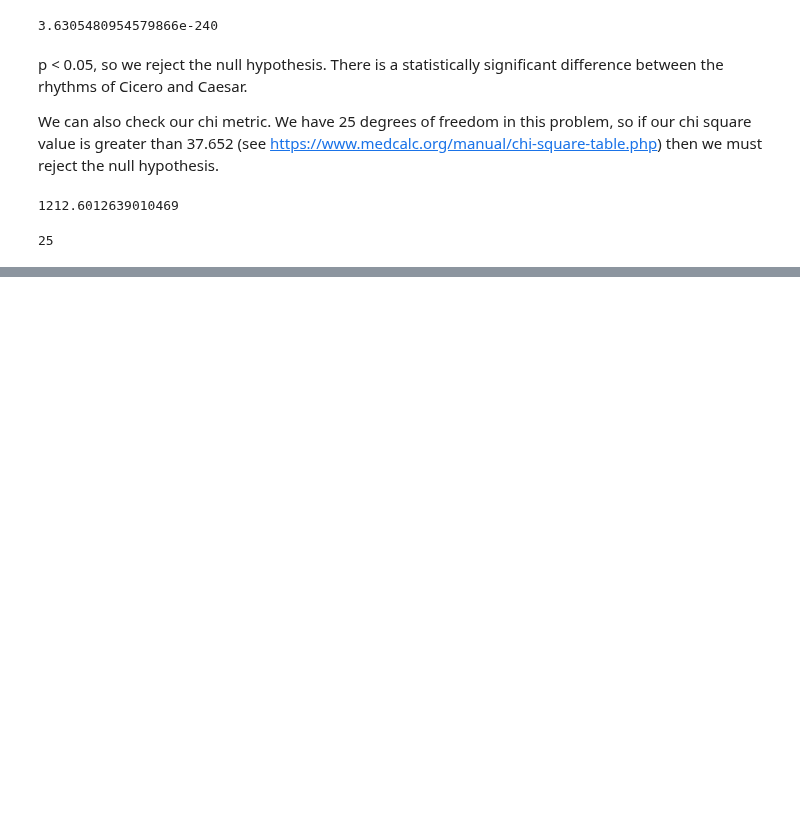
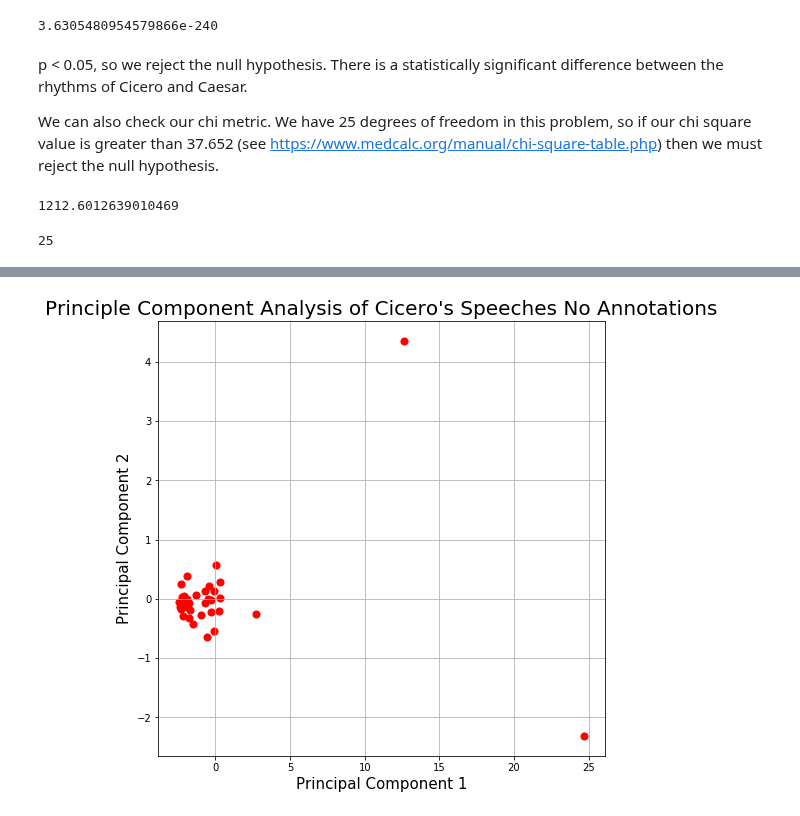
Before and after one commit to TylerKirby/latin-prose-rhythm, a Jupyter notebook: notebooks/statistical_tests.ipynb, the cells around one changed output, grey strips where cells are left out. Saved outputs shown, nothing was run; the diff lists cells and outputs as text; code cells hidden in the pictures; blank space fills up the shorter version.

```diff
--- a/notebooks/statistical_tests.ipynb
+++ b/notebooks/statistical_tests.ipynb
@@ -187,0 +205,2 @@ dof
+# %%
+scaled_cicero_speeches = StandardScaler().fit_transform(cicero_speeches)
@@ -187,0 +227,22 @@ dof
+# %%
+pca = PCA(n_components=2)
+components = pca.fit_transform(scaled_cicero_speeches)
+# %%
+cicero_speeches_pca_df = pd.DataFrame(data=components, columns=['Component 1', 'Component 2'])
+# %%
+from matplotlib import pyplot as plt
+fig = plt.figure(figsize = (8,8))
+ax = fig.add_subplot(1,1,1)
+ax.set_xlabel('Principal Component 1', fontsize = 15)
+ax.set_ylabel('Principal Component 2', fontsize = 15)
+ax.set_title('Principle Component Analysis of Cicero\'s Speeches No Annotations', fontsize = 20)
+
+
+ax.scatter(x=cicero_speeches_pca_df['Component 1'], y=cicero_speeches_pca_df['Component 2']
+           , c = 'r'
+           , s = 50)
+
+ax.grid()
+plt.show()
+# %% [output]
+[figure, added]
```
Also changed, not shown: parts of 6 cells of this notebook.
